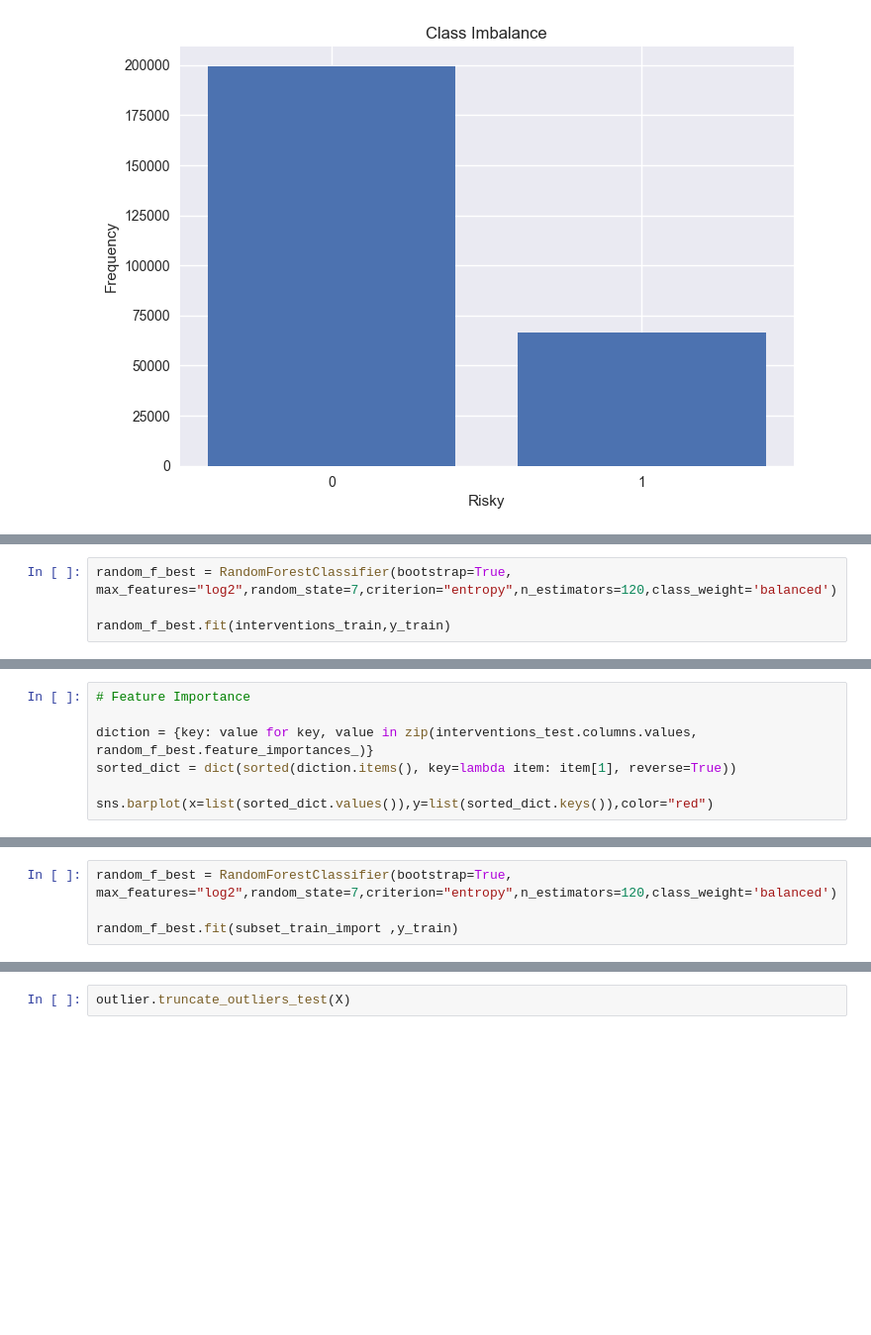
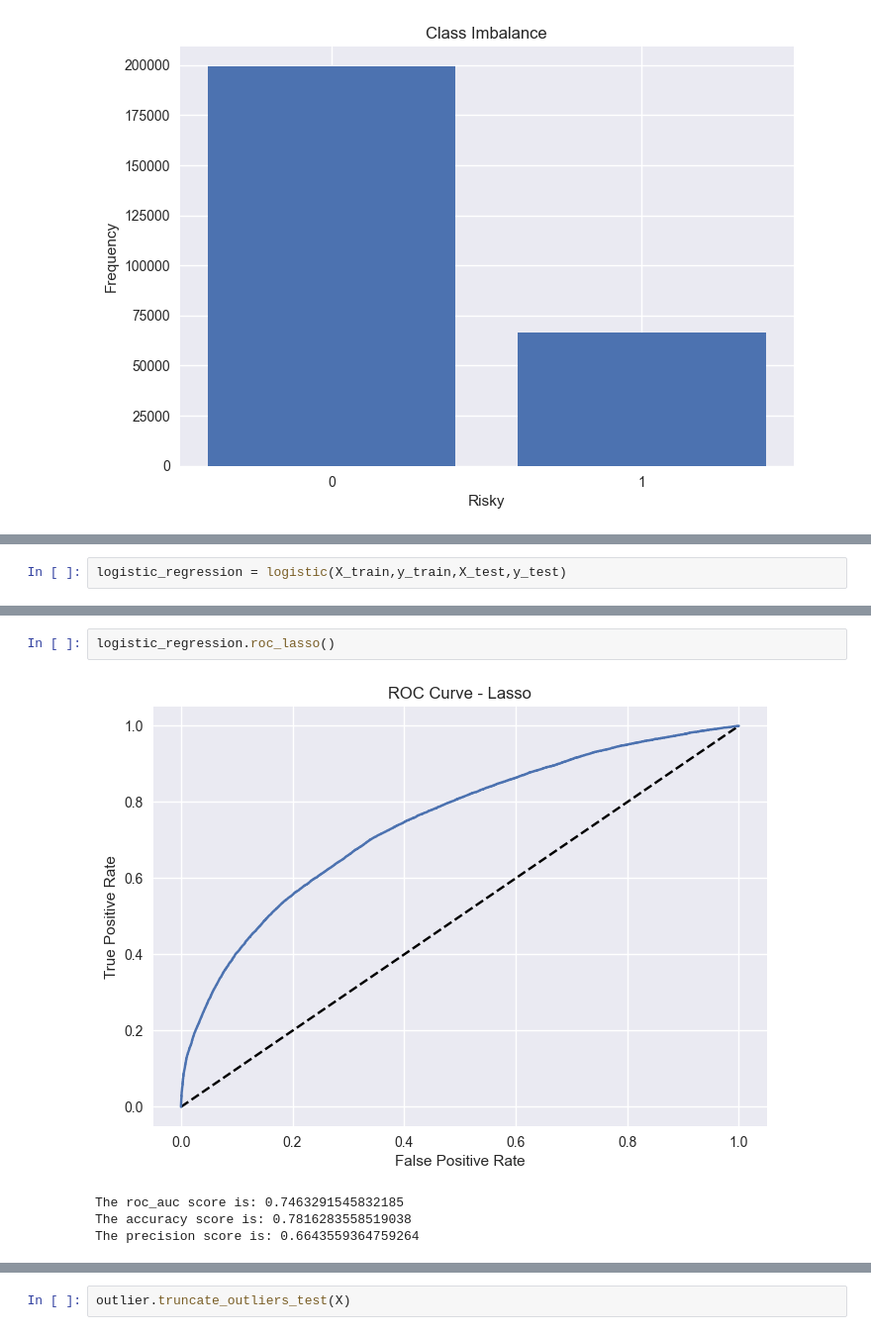
Before and after one commit to Yiannis7918/MDA-Project, a Jupyter notebook: Modelling/Modelling.ipynb, the cells around one changed output, grey strips where cells are left out. Shown at 99% size. Cells and saved outputs as stored; diff of their text form; blank space fills up the shorter version.

```diff
--- a/Modelling/Modelling.ipynb
+++ b/Modelling/Modelling.ipynb
@@ -1324,4 +597,0 @@ random_searcher.best_params_
-# %%
-random_f_best = RandomForestClassifier(bootstrap=True, max_features="log2",random_state=7,criterion="entropy",n_estimators=120,class_weight='balanced')
-
-random_f_best.fit(interventions_train,y_train)
@@ -1331,7 +597,0 @@ RandomForestClassifier(class_weight='balanced', criterion='entropy',
-# %%
-# Feature Importance
-
-diction = {key: value for key, value in zip(interventions_test.columns.values, random_f_best.feature_importances_)}
-sorted_dict = dict(sorted(diction.items(), key=lambda item: item[1], reverse=True))
-
-sns.barplot(x=list(sorted_dict.values()),y=list(sorted_dict.keys()),color="red")
@@ -1363,4 +597,0 @@ subset_test_import = interventions_test[['remainder__Calculated Distance destina
-# %%
-random_f_best = RandomForestClassifier(bootstrap=True, max_features="log2",random_state=7,criterion="entropy",n_estimators=120,class_weight='balanced')
-
-random_f_best.fit(subset_train_import ,y_train)
@@ -1460,0 +877,2 @@ interventions.shape
+# %%
+logistic_regression = logistic(X_train,y_train,X_test,y_test)
@@ -1460,0 +898,7 @@ interventions.shape
+# %%
+logistic_regression.roc_lasso()
+# %% [output]
+[figure, added]
+The roc_auc score is: 0.7463291545832185
+The accuracy score is: 0.7816283558519038
+The precision score is: 0.6643559364759264
```
Also changed, not shown: parts of 108 cells of this notebook.
